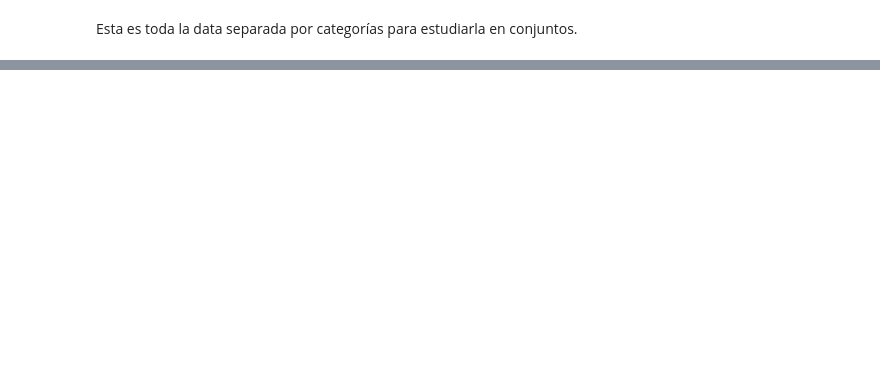
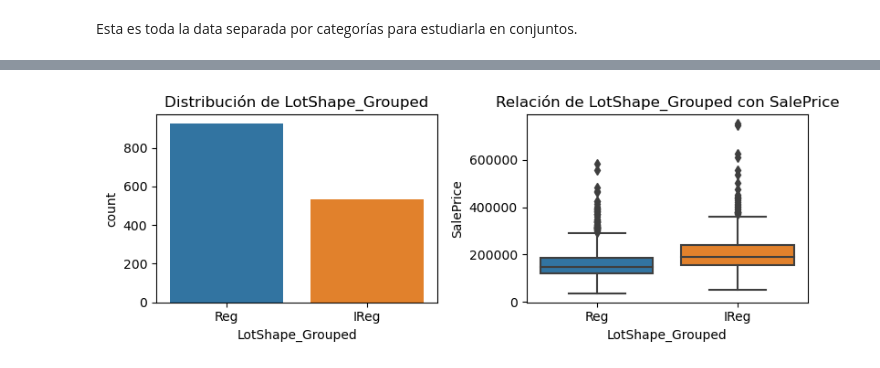
Before and after one commit to devFrow/Proyecto_coder, a Jupyter notebook: Proyecto_coder.ipynb, the cells around one changed output, grey strips where cells are left out. Drawn from its saved outputs; the diff is of its cells as text; code cells hidden in the pictures; blank space fills up the shorter version.

```diff
--- a/Proyecto_coder.ipynb
+++ b/Proyecto_coder.ipynb
@@ -106,0 +100,20 @@ distr_catego(df_train, df_test, 'LotShape')
+# %%
+#Agrupando las posivilidades de LotShape
+
+df_testeos = df_train[['LotShape']].copy()
+df_testeos['LotShape_Grouped'] = df_testeos['LotShape'].apply(lambda x: 'Reg' if x == 'Reg' else 'IReg')
+df_testeos.drop(columns=['LotShape'], inplace=True)
+df_testeos['SalePrice'] = df_train['SalePrice']
+# %%
+# Crear subplots para la distribución de la nueva variable y el boxplot con SalePrice
+fig, axs = plt.subplots(nrows=1, ncols=2, figsize=(8, 3))
+sns.countplot(x='LotShape_Grouped', data=df_testeos, ax=axs[0])
+axs[0].set_title('Distribución de LotShape_Grouped')
+
+sns.boxplot(x='LotShape_Grouped', y='SalePrice', data=df_testeos, ax=axs[1])
+axs[1].set_title('Relación de LotShape_Grouped con SalePrice')
+
+plt.tight_layout()
+plt.show()
+# %% [output]
+[figure, added]
```
Also changed, not shown: parts of 111 cells of this notebook, 1 other file.
